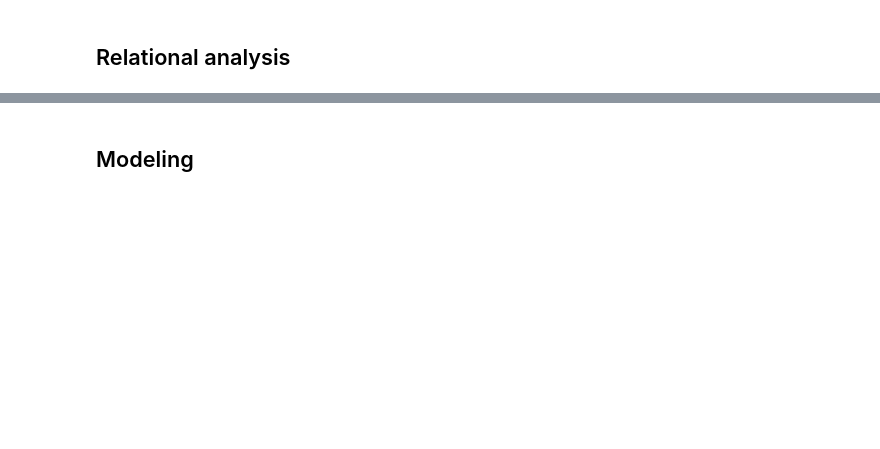
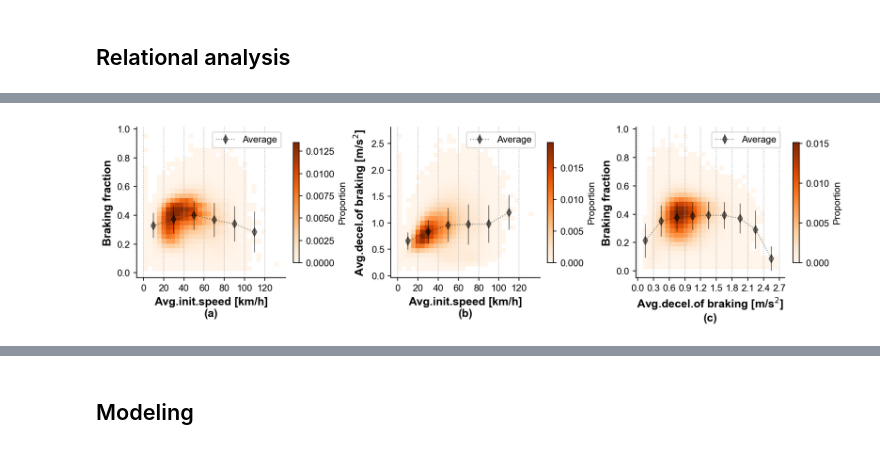
Before and after one commit to QiuziChen/brake-wear-emission-modeling, a Jupyter notebook: Doc_8_Trip_Based_Emission_Analysis.ipynb, the cells around one changed output, grey strips where cells are left out. Saved outputs shown, nothing was run; the diff lists cells and outputs as text; code cells hidden in the pictures; blank space fills up the shorter version.

```diff
--- a/Doc_8_Trip_Based_Emission_Analysis.ipynb
+++ b/Doc_8_Trip_Based_Emission_Analysis.ipynb
@@ -270,0 +232,33 @@ plt.show()
+# %%
+brakeFrac_initSpeed_mean, brakeFrac_initSpeed_std =binCal('initSpeed_mean', 'brakeFrac', initSpeedBins)
+brakeDecel_initSpeed_mean, brakeDecel_initSpeed_std =binCal('initSpeed_mean', 'brakeDecel_mean', initSpeedBins)
+brakeFrac_brakeDecel_mean, brakeFrac_brakeDecel_std =binCal('brakeDecel_mean', 'brakeFrac', brakeDecelBins)
+# %%
+fig, ax = plt.subplots(1,3,figsize=(11,3), constrained_layout=True)
+ax = ax.flatten()
+
+ax[0] = corrPlot(
+    ax[0], 'initSpeed_mean', 'brakeFrac', xLabel='Avg.init.speed [km/h]', yLabel='Braking fraction', bins=initSpeedBins,
+    binMean=brakeFrac_initSpeed_mean, binStd=brakeFrac_initSpeed_std,
+    subID='a', cmap='Oranges'
+)
+
+ax[1] = corrPlot(
+    ax[1], 'initSpeed_mean', 'brakeDecel_mean', xLabel='Avg.init.speed [km/h]', yLabel='Avg.decel.of braking [m/s$^2$]', bins=initSpeedBins,
+    binMean=brakeDecel_initSpeed_mean, binStd=brakeDecel_initSpeed_std,
+    subID='b', cmap='Oranges'
+)
+
+ax[2] = corrPlot(
+    ax[2], 'brakeDecel_mean', 'brakeFrac', xLabel='Avg.decel.of braking [m/s$^2$]', yLabel='Braking fraction', bins=brakeDecelBins,
+    binMean=brakeFrac_brakeDecel_mean, binStd=brakeFrac_brakeDecel_std,
+    subID='c', cmap='Oranges'
+)
+
+for ax_ in ax:
+    ax_.spines['top'].set_visible(False)
+    ax_.spines['right'].set_visible(False)
+
+plt.show()
+# %% [output]
+[figure, added]
```
Also changed, not shown: parts of 57 cells of this notebook.
